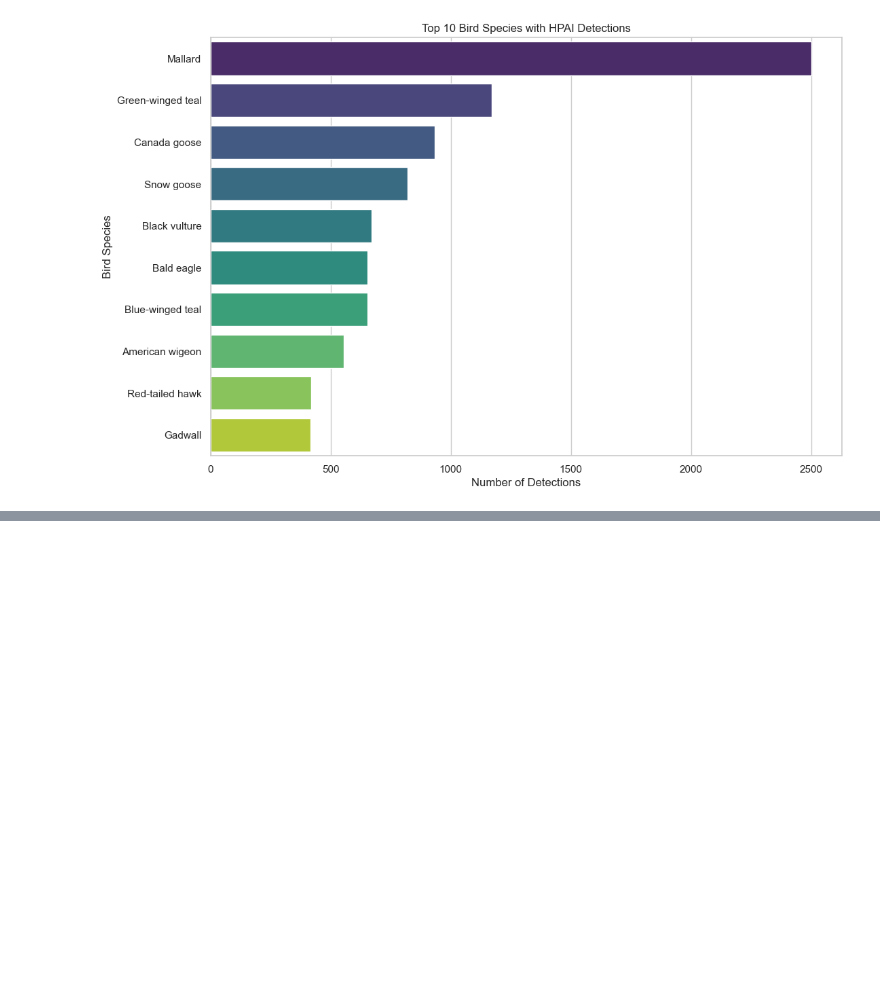
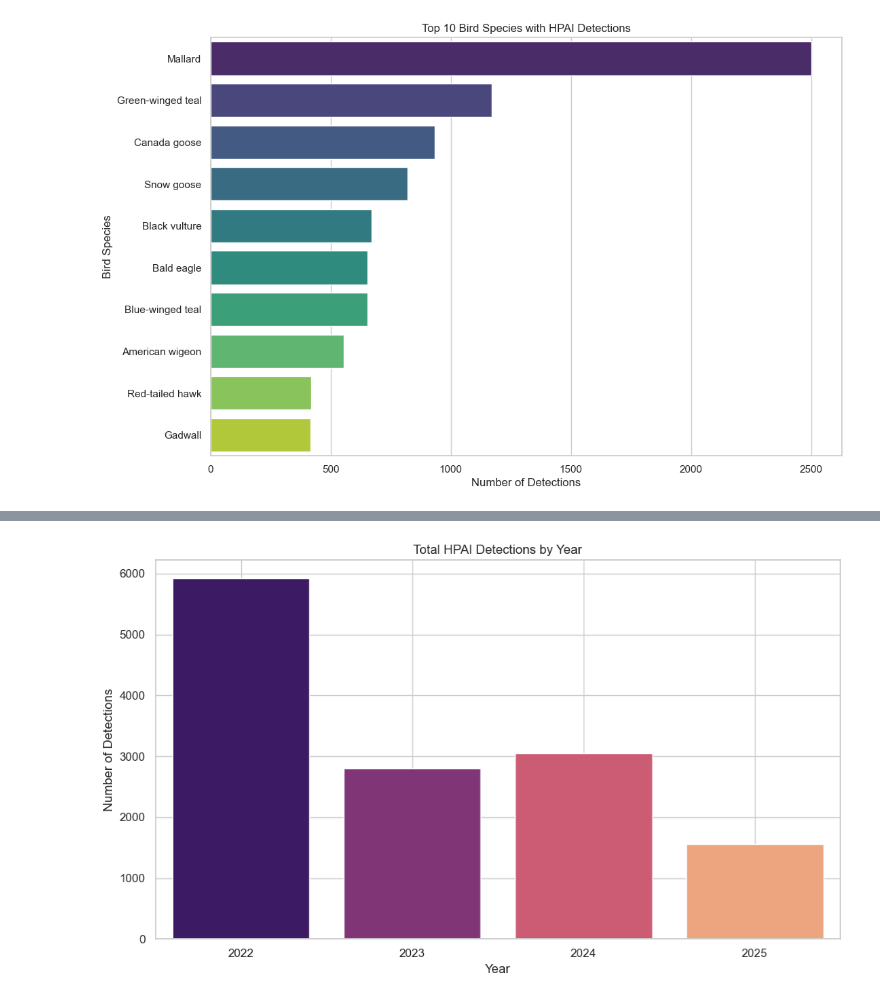
Before and after one commit to SCarterMSHI/HPAI_WILD_BIRDS_DATA_ANALYSIS, a Jupyter notebook: eda_on_usda_HPAI_wild_birds.ipynb, the cells around one changed output, grey strips where cells are left out. Drawn from its saved outputs; the diff is of its cells as text; code cells hidden in the pictures; blank space fills up the shorter version.

```diff
--- a/eda_on_usda_HPAI_wild_birds.ipynb
+++ b/eda_on_usda_HPAI_wild_birds.ipynb
@@ -273,0 +379,17 @@ plt.show()
+# %%
+# Count detections per year
+yearly_counts = flu_data['year'].value_counts().sort_index()
+
+# Create the bar plot
+plt.figure(figsize=(10, 6))
+sns.barplot(x=yearly_counts.index, y=yearly_counts.values, palette="magma")
+
+# Add labels and title
+plt.title("Total HPAI Detections by Year")
+plt.xlabel("Year")
+plt.ylabel("Number of Detections")
+plt.grid(True)
+plt.tight_layout()
+plt.show()
+# %% [output]
+[figure, added]
```
Also changed, not shown: parts of 41 cells of this notebook, 6 other files.
